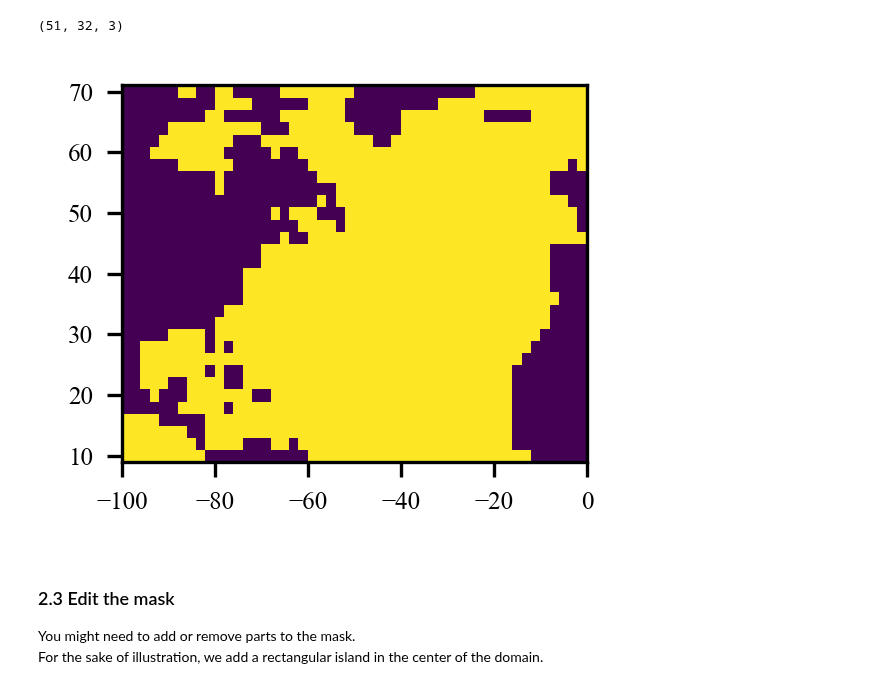
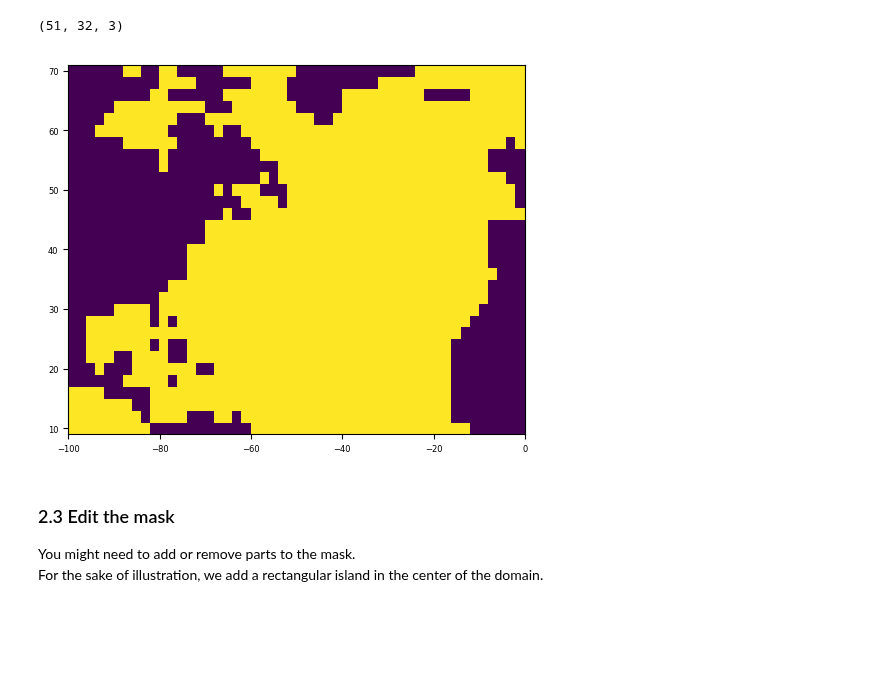
Before and after one commit to gher-uliege/Diva-Workshops, a Jupyter notebook: notebooks/91-AtlanticTest.ipynb, the cells around one changed output. Cells and saved outputs as stored; diff of their text form; code cells hidden in the pictures; blank space fills up the shorter version.

```diff
--- a/notebooks/91-AtlanticTest.ipynb
+++ b/notebooks/91-AtlanticTest.ipynb
@@ -215,13 +205,13 @@ end
 size(mask) = (51, 32, 3)
 (51, 32, 3)
 # %%
-figure("Atlantic-Mask", figsize=(2,2))
+figure("Atlantic-Mask")
 ax = subplot(1,1,1)
 gca()[:set_aspect](aspect_ratio)
 ax[:tick_params]("both",labelsize=6)
 pcolor(bx,by,permutedims(Float64.(mask[:,:,2]), [2,1]));
 # %% [output]
-[figure, old version]
+[figure, new version]
 # %% [markdown]
 ### 2.3 Edit the mask
 You might need to add or remove parts to the mask.
```
Also changed, not shown: parts of 23 cells of this notebook.
